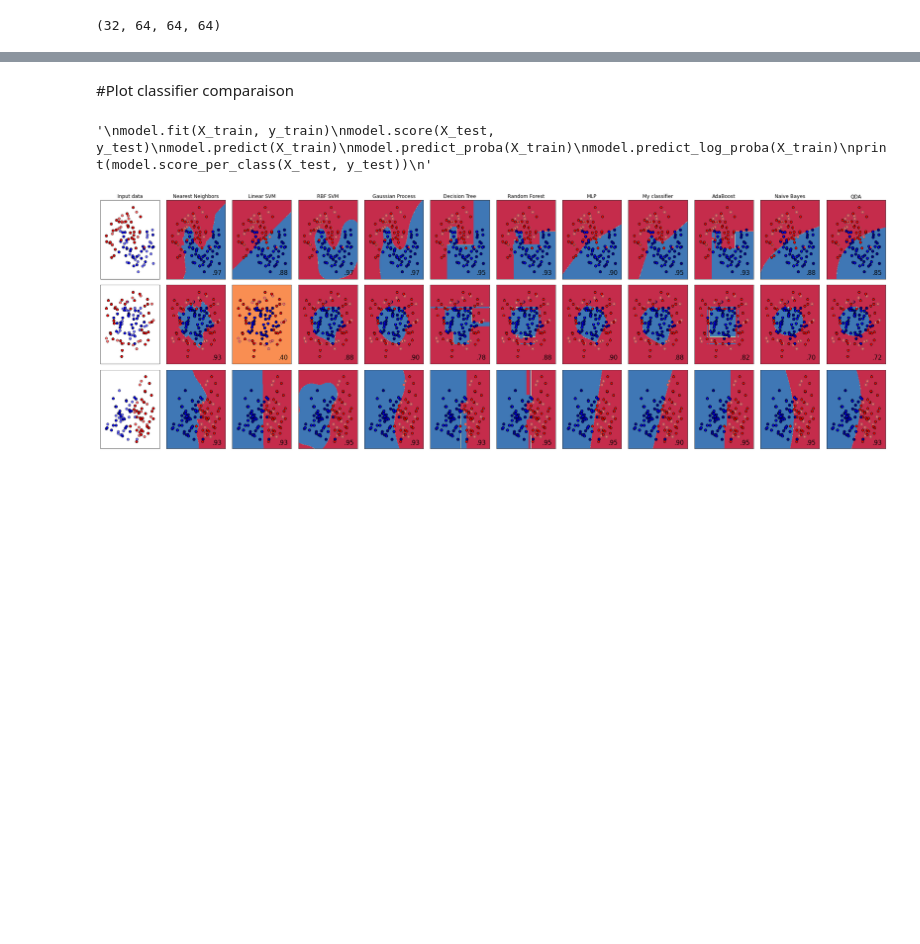
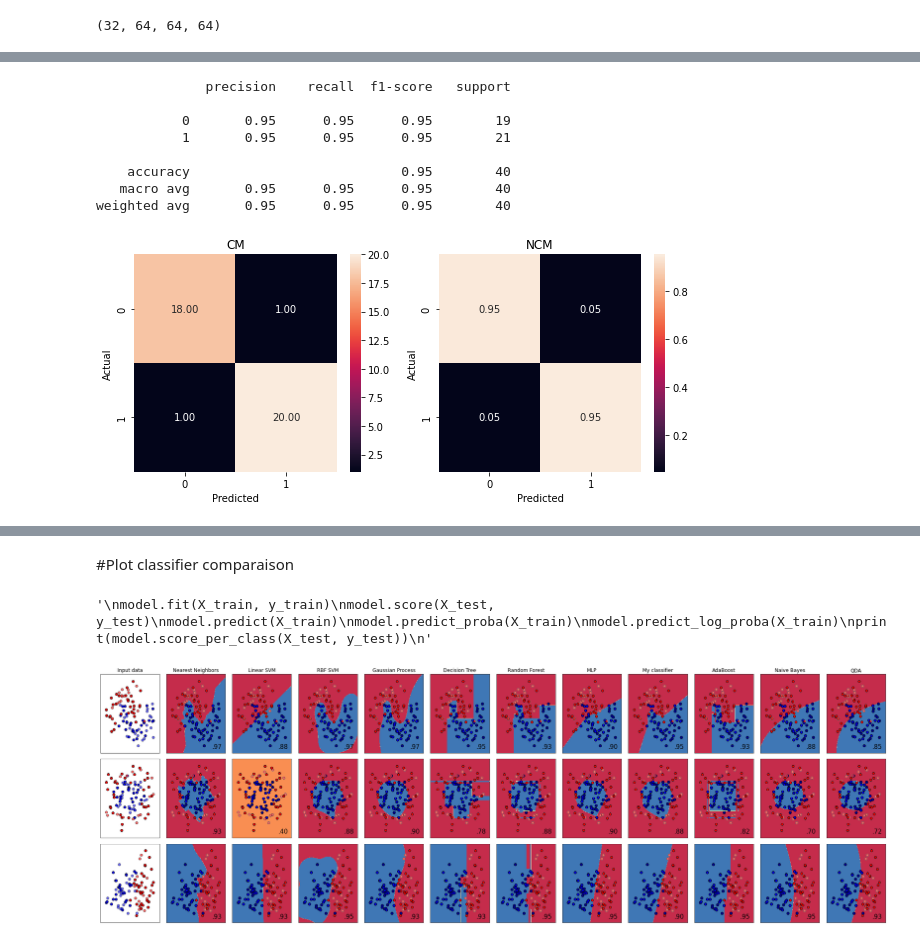
Before and after one commit to cosmina98/PhD, a Jupyter notebook: Work_in_progress/Wrapped_up_MLP.ipynb, the cells around one changed output, grey strips where cells are left out. Cells and saved outputs as stored; diff of their text form; code cells hidden in the pictures; blank space fills up the shorter version.

```diff
--- a/Work_in_progress/Wrapped_up_MLP.ipynb
+++ b/Work_in_progress/Wrapped_up_MLP.ipynb
@@ -603,0 +655,12 @@ array([[[41641,  3359],
+# %%
+get_report(y_test, y_pred)
+# %% [output]
+              precision    recall  f1-score   support
+
+           0       0.95      0.95      0.95        19
+           1       0.95      0.95      0.95        21
+
+    accuracy                           0.95        40
+   macro avg       0.95      0.95      0.95        40
+weighted avg       0.95      0.95      0.95        40
+[figure, added]
```
Also changed, not shown: parts of 27 cells of this notebook.
